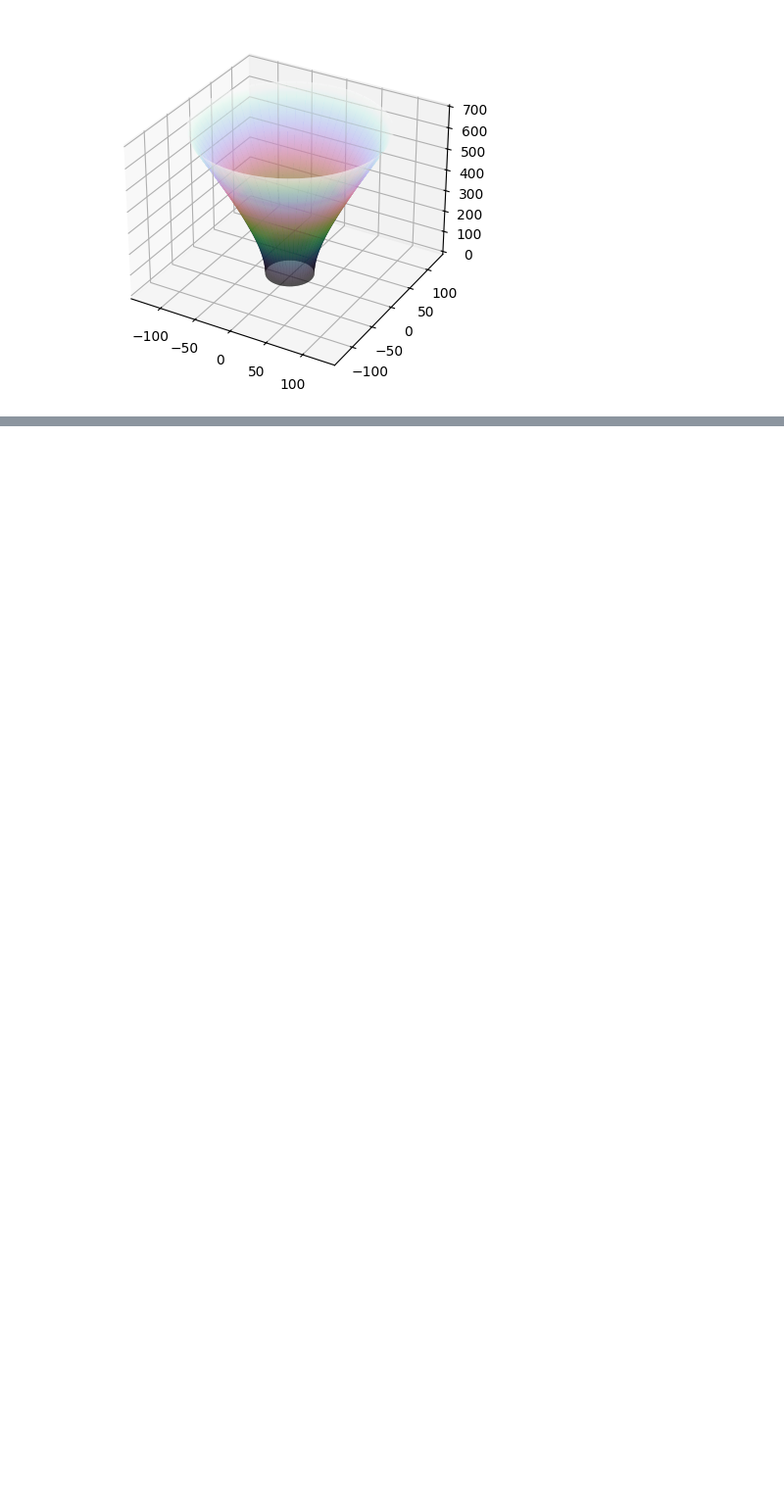
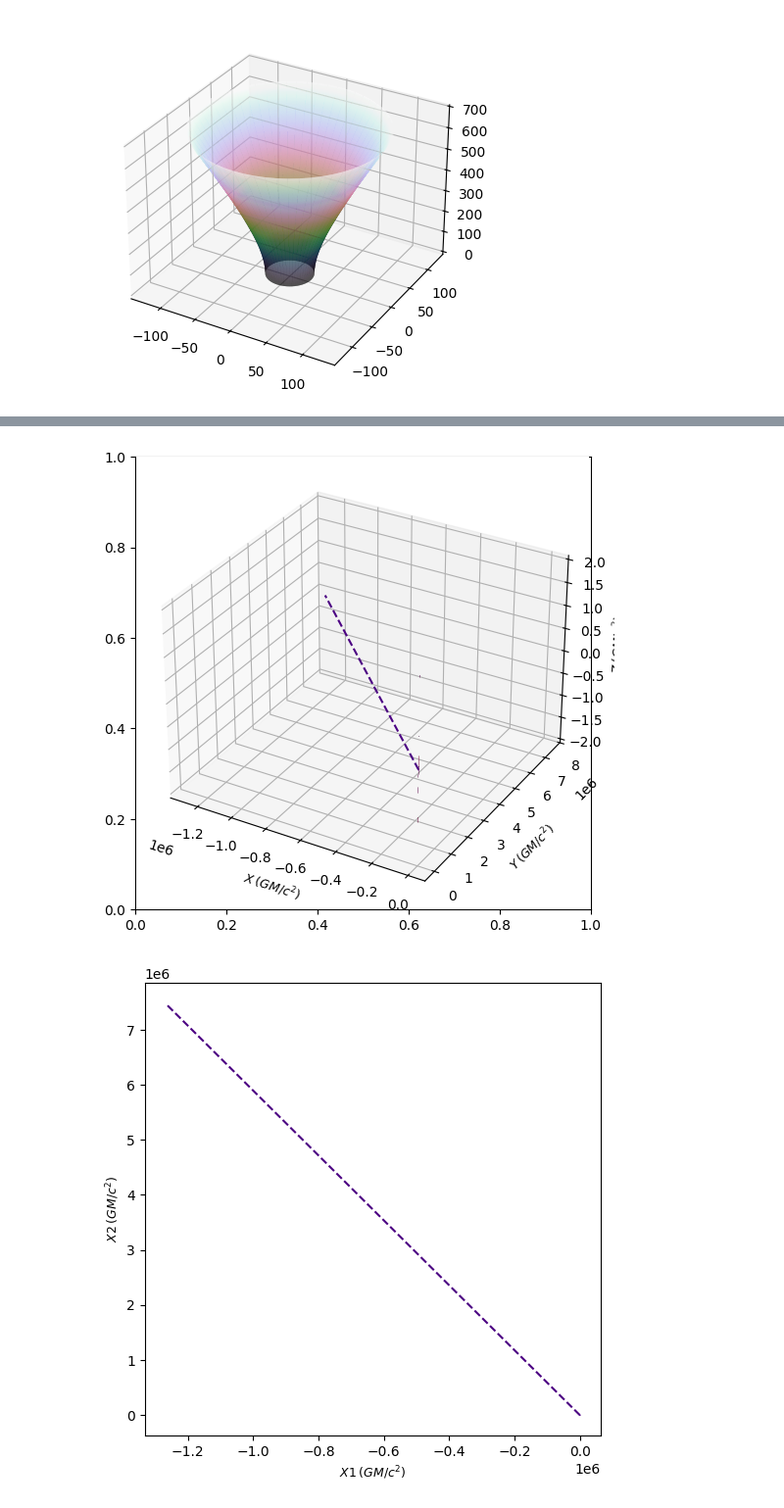
Before and after one commit to OperationalGeometry/BlackHoleSimulation, a Jupyter notebook: BlackHoles.ipynb, the cells around one changed output, grey strips where cells are left out. Shown at 98% size. Drawn from its saved outputs; the diff is of its cells as text; code cells hidden in the pictures; blank space fills up the shorter version.

```diff
--- a/BlackHoles.ipynb
+++ b/BlackHoles.ipynb
@@ -133,0 +131,20 @@ sgpl2.plot2D(light_origins[0])
+# %%
+strange_step_size = 10000 # increase the length of the path so that it crosses the event horizon
+
+strange = Nulllike(
+        metric="Schwarzschild",
+        metric_params=(.99,),
+        position=light_pos,
+        momentum=light_mom,
+        steps=strange_step_size,
+        delta=0.0005,
+        omega=.001,
+        return_cartesian=True
+    )
+
+s1 = StaticGeodesicPlotter(bh_colors=("red", "blue"))
+s1.plot(strange, color="indigo")
+s1.plot2D(strange, coordinates=(1, 2), color="indigo")
+# %% [output]
+[figure, added]
+[figure, added]
```
Also changed, not shown: parts of 16 cells of this notebook.
